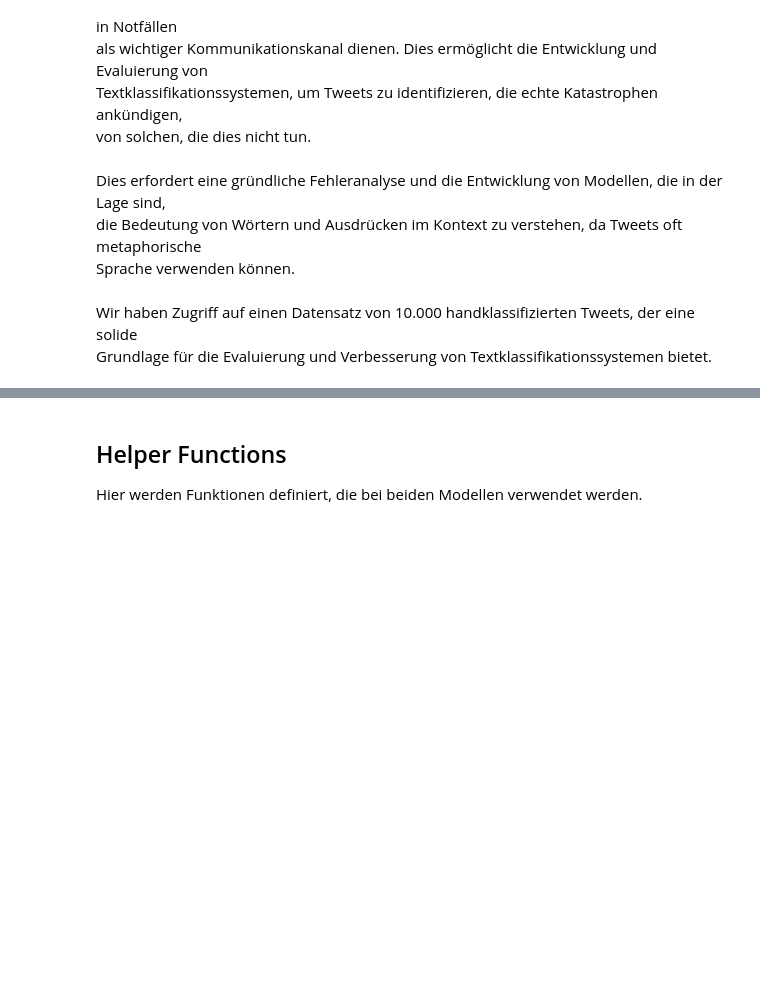
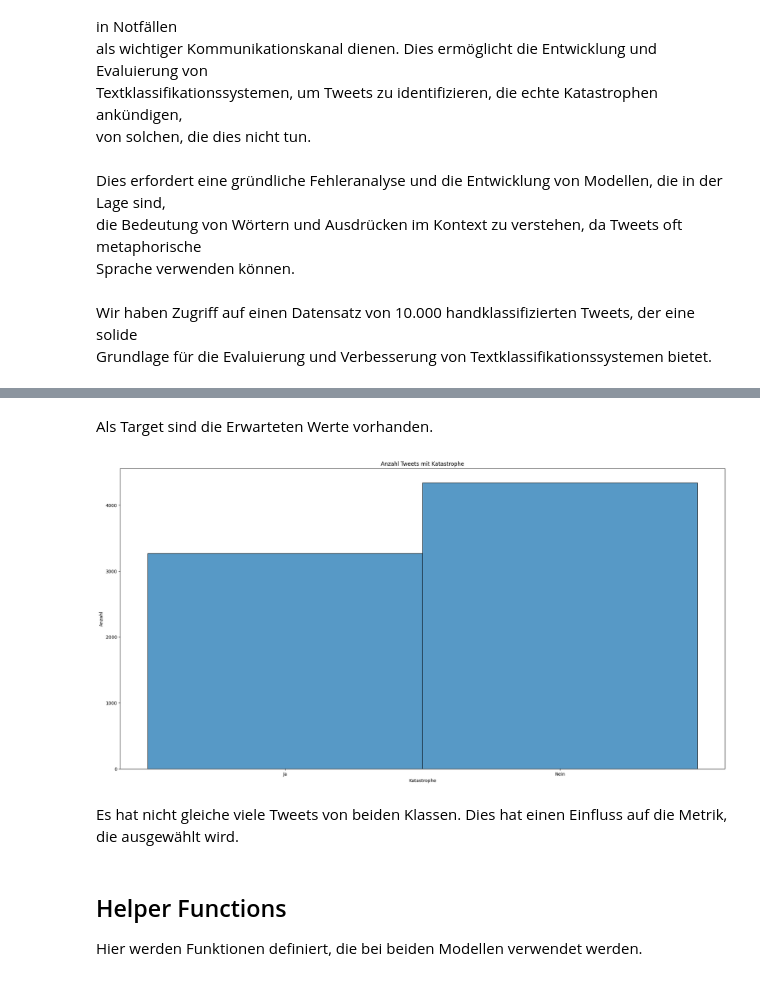
Before and after one commit to florinbarbisch/npr-mc1-text-classification, a Jupyter notebook: NOTEBOOK.ipynb, the cells around one changed output, grey strips where cells are left out. Cells and saved outputs as stored; diff of their text form; code cells hidden in the pictures; blank space fills up the shorter version.

```diff
--- a/NOTEBOOK.ipynb
+++ b/NOTEBOOK.ipynb
@@ -54,3 +67,6 @@ plt.rcParams["figure.figsize"] = (24, 12)
 
 Wir haben uns für den <a href="https://www.kaggle.com/competitions/nlp-getting-started/data">"Natural Language Processing with Disaster Tweets"</a> Datensatz entschieden.<br><br>
 Der Datensatz passt zum Ziel der Mini Challenge, da er Textdaten aus Twitter enthält, die in Notfällen <br>als wichtiger Kommunikationskanal dienen. Dies ermöglicht die Entwicklung und Evaluierung von <br>Textklassifikationssystemen, um Tweets zu identifizieren, die echte Katastrophen ankündigen, <br>von solchen, die dies nicht tun. <br><br>Dies erfordert eine gründliche Fehleranalyse und die Entwicklung von Modellen, die in der Lage sind, <br>die Bedeutung von Wörtern und Ausdrücken im Kontext zu verstehen, da Tweets oft metaphorische <br>Sprache verwenden können. <br><br>Wir haben Zugriff auf einen Datensatz von 10.000 handklassifizierten Tweets, der eine solide <br>Grundlage für die Evaluierung und Verbesserung von Textklassifikationssystemen bietet.
+# %%
+tweets = pd.read_csv("./data/train.csv",index_col="id")
+tweets.columns
@@ -56,0 +77,2 @@ Der Datensatz passt zum Ziel der Mini Challenge, da er Textdaten aus Twitter ent
+# %%
+tweets = tweets.loc[:,["text","target"]]
@@ -57,3 +147,15 @@ Der Datensatz passt zum Ziel der Mini Challenge, da er Textdaten aus Twitter ent
+# %% [markdown]
+Als Target sind die Erwarteten Werte vorhanden.
+# %%
+sns.histplot(tweets["target"].replace({0:"Nein",1:"Ja"}))
+plt.title("Anzahl Tweets mit Katastrophe")
+plt.ylabel("Anzahl")
+plt.xlabel("Katastrophe")
+plt.show()
+# %% [output]
+[figure, added]
+# %% [markdown]
+Es hat nicht gleiche viele Tweets von beiden Klassen. Dies hat einen Einfluss auf die Metrik, die ausgewählt wird.
 # %% [markdown]
 ## Helper Functions
 
```
Also changed, not shown: parts of 13 cells of this notebook.
